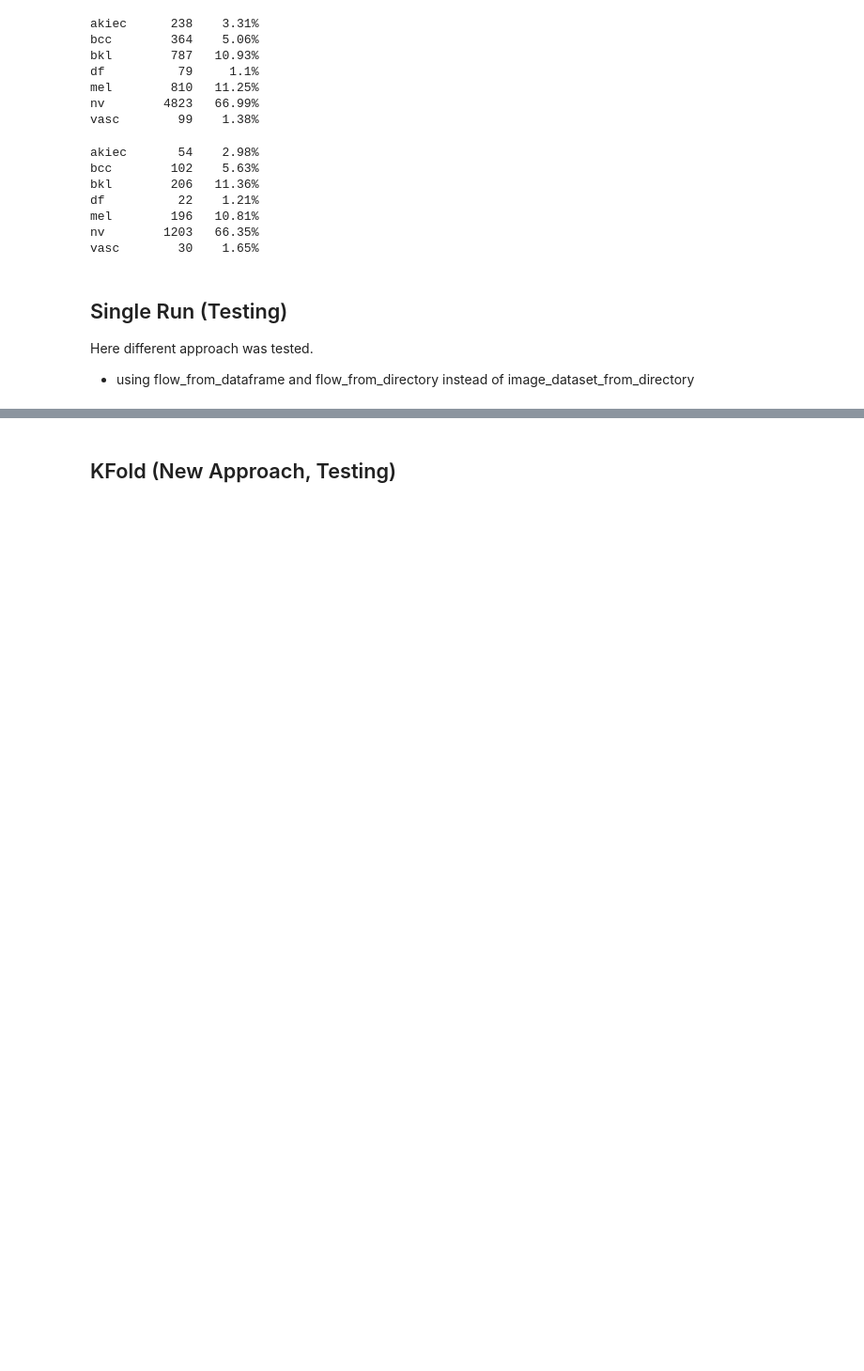
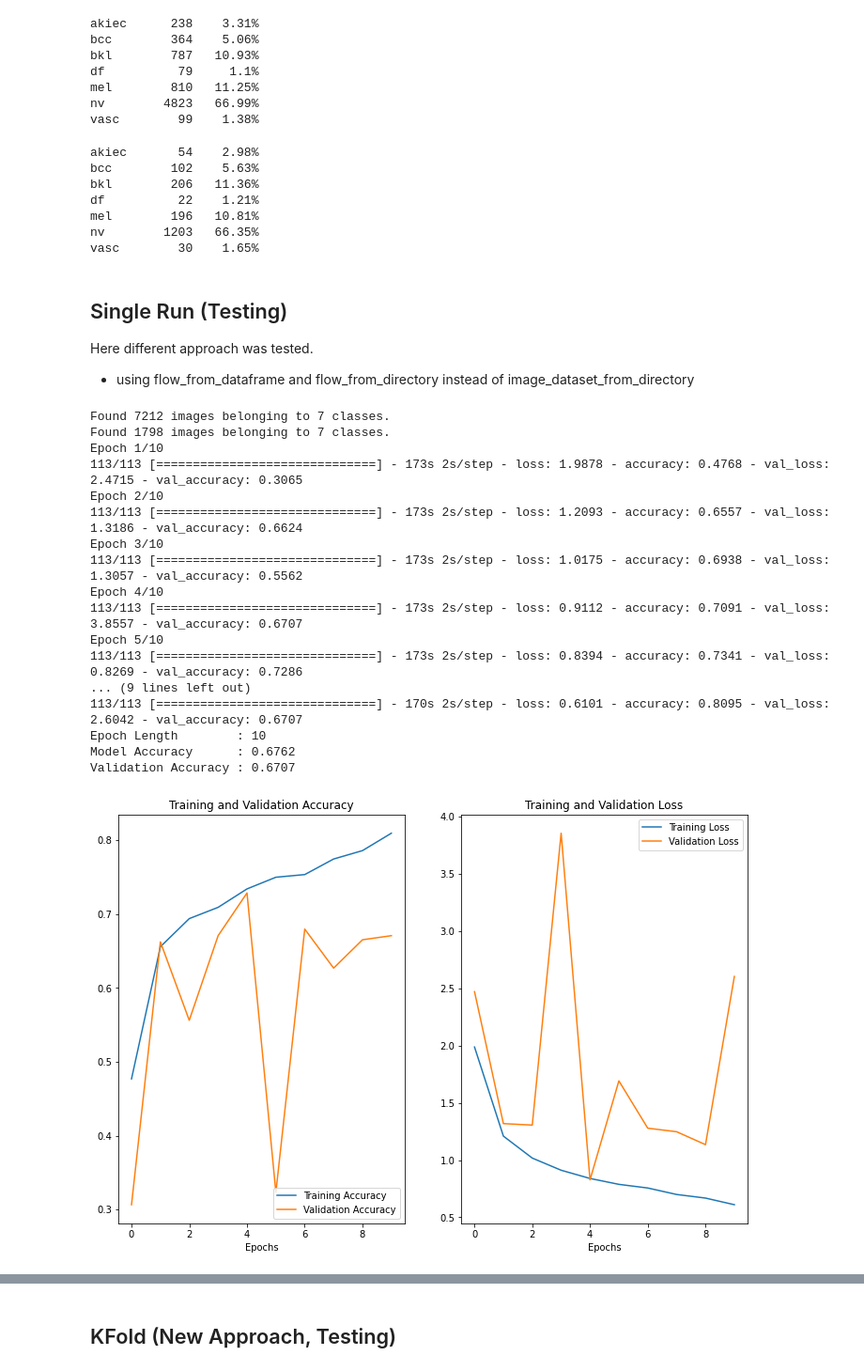
Before and after one commit to gitfolder/capstone, a Jupyter notebook: Code/CNN/CNN.ipynb, the cells around one changed output, grey strips where cells are left out. Shown at 94% size. Drawn from its saved outputs; the diff is of its cells as text; code cells hidden in the pictures; blank space fills up the shorter version.

```diff
--- a/Code/CNN/CNN.ipynb
+++ b/Code/CNN/CNN.ipynb
@@ -311,14 +413,29 @@ def compile_model(input_shape: tuple, num_classes: int) -> Sequential:
 # %% [markdown]
 #### Fit Model
+# %%
+# Logarithmic decay function for learning rate
+def exp_decay(epoch: int) -> float:
+    lrate = learning_rate * np.exp(-decay_rate*epoch)
+    return lrate
 # %%
 def fit_model(model: Sequential, train_ds: Dataset, test_ds: Dataset,
               epochs: int=10, augment: str="no_augment", verbose: bool=True) -> None:
     global SAVING_ON
 
-    trigger = callbacks.EarlyStopping(monitor="val_accuracy", mode="max", min_delta=0.001,
-                                      patience=10, restore_best_weights=True)
+    #trigger = callbacks.EarlyStopping(monitor="val_accuracy", mode="max", min_delta=0.001,
+    #                                  patience=10, restore_best_weights=True)
+    '''
+    early_stop = callbacks.EarlyStopping(monitor="val_loss", mode="min", min_delta=0.01,
+                                      patience=5, restore_best_weights=True)
+    save_weights = callbacks.ModelCheckpoint(
+                "/output/checkpoints/chkp_EP_{epoch:02d}_VL_{val_loss:.2f}.hdf5",
+                save_best_only=True, monitor="val_loss", mode="min", min_delta=0.01)
+    ''';
+    lr_sheduler = callbacks.LearningRateScheduler(exp_decay)
 
-    history = model.fit(train_ds, validation_data=test_ds, epochs=epochs, callbacks=[trigger])
+    history = model.fit(train_ds, validation_data=test_ds, epochs=epochs)
+                       #callbacks=[lr_sheduler])
+                        #callbacks=[early_stop, save_weights])
     epochs = len(history.history['loss'])
     print("Epoch Length        : {0}".format(epochs))
 
@@ -910,24 +1038,46 @@ vasc        30    1.65%
 Here different approach was tested.
 - using flow_from_dataframe and flow_from_directory instead of image_dataset_from_directory
 # %%
-from keras.preprocessing.image import ImageDataGenerator
+
+epochs = 10
 
 if True:
     batch_size = 64
     generator = ImageDataGenerator(validation_split=0.2)
     train_data = generator.flow_from_directory(
             subset="training",
             directory=IMAGES_PATH_SEPARATED,
             target_size=IMG_SIZE,
             batch_size=batch_size
     )
     test_data = generator.flow_from_directory(
             subset="validation",
             directory=IMAGES_PATH_SEPARATED,
             target_size=IMG_SIZE,
             batch_size=batch_size
     )
 
     model = compile_model()  # todo remove input shape
     fit_model(model, train_data, test_data, epochs, verbose=True,
               augment="testing_{0}".format(epochs))
+
+    # More Layers _10 + RMSprop() 67/67
+# %% [output]
+Found 7212 images belonging to 7 classes.
+Found 1798 images belonging to 7 classes.
+Epoch 1/10
+113/113 [==============================] - 173s 2s/step - loss: 1.9878 - accuracy: 0.4768 - val_loss: 2.4715 - val_accuracy: 0.3065
+Epoch 2/10
+113/113 [==============================] - 173s 2s/step - loss: 1.2093 - accuracy: 0.6557 - val_loss: 1.3186 - val_accuracy: 0.6624
+Epoch 3/10
+113/113 [==============================] - 173s 2s/step - loss: 1.0175 - accuracy: 0.6938 - val_loss: 1.3057 - val_accuracy: 0.5562
+Epoch 4/10
+113/113 [==============================] - 173s 2s/step - loss: 0.9112 - accuracy: 0.7091 - val_loss: 3.8557 - val_accuracy: 0.6707
+Epoch 5/10
+113/113 [==============================] - 173s 2s/step - loss: 0.8394 - accuracy: 0.7341 - val_loss: 0.8269 - val_accuracy: 0.7286
+... (9 lines left out)
+113/113 [==============================] - 170s 2s/step - loss: 0.6101 - accuracy: 0.8095 - val_loss: 2.6042 - val_accuracy: 0.6707
+Epoch Length        : 10
+Model Accuracy      : 0.6762
+Validation Accuracy : 0.6707
+[figure, added]
```
Also changed, not shown: parts of 25 cells of this notebook, 2 other files.
